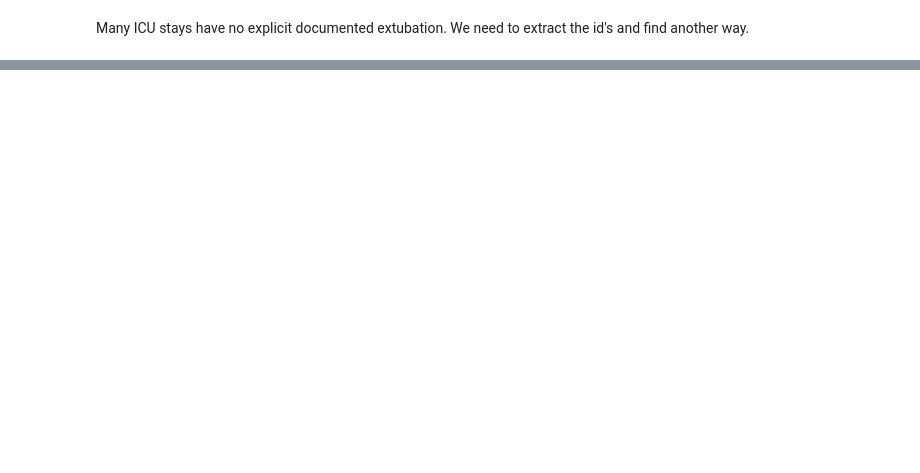
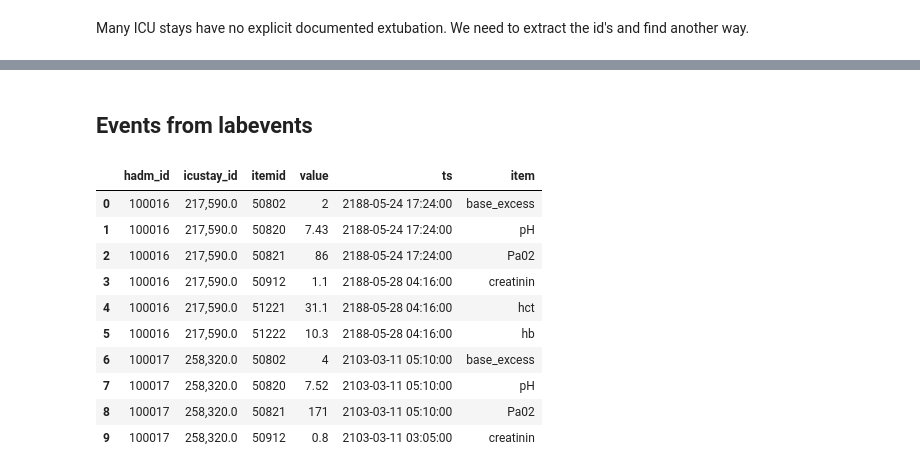
Before and after one commit to m-kno/mimic3, a Jupyter notebook: MIMIC_EDA.ipynb, the cells around one changed output, grey strips where cells are left out. Cells and saved outputs as stored; diff of their text form; code cells hidden in the pictures; blank space fills up the shorter version.

```diff
--- a/MIMIC_EDA.ipynb
+++ b/MIMIC_EDA.ipynb
@@ -246,0 +382,19 @@ conn.close()
+# %% [markdown]
+## Events from labevents
+# %%
+sql = """select * from vw_labev_values"""
+df2 = pd.read_sql(sql, conn)
+# %%
+df2.head(10)
+# %% [output]
+|  | hadm_id | icustay_id | itemid | value | ts | item |
+| 0 | 100016 | 217,590.0 | 50802 | 2 | 2188-05-24 17:24:00 | base_excess |
+| 1 | 100016 | 217,590.0 | 50820 | 7.43 | 2188-05-24 17:24:00 | pH |
+| 2 | 100016 | 217,590.0 | 50821 | 86 | 2188-05-24 17:24:00 | Pa02 |
+| 3 | 100016 | 217,590.0 | 50912 | 1.1 | 2188-05-28 04:16:00 | creatinin |
+| 4 | 100016 | 217,590.0 | 51221 | 31.1 | 2188-05-28 04:16:00 | hct |
+| 5 | 100016 | 217,590.0 | 51222 | 10.3 | 2188-05-28 04:16:00 | hb |
+| 6 | 100017 | 258,320.0 | 50802 | 4 | 2103-03-11 05:10:00 | base_excess |
+| 7 | 100017 | 258,320.0 | 50820 | 7.52 | 2103-03-11 05:10:00 | pH |
+| 8 | 100017 | 258,320.0 | 50821 | 171 | 2103-03-11 05:10:00 | Pa02 |
+| 9 | 100017 | 258,320.0 | 50912 | 0.8 | 2103-03-11 03:05:00 | creatinin |
```
Also changed, not shown: parts of 98 cells of this notebook, 17 other files.
